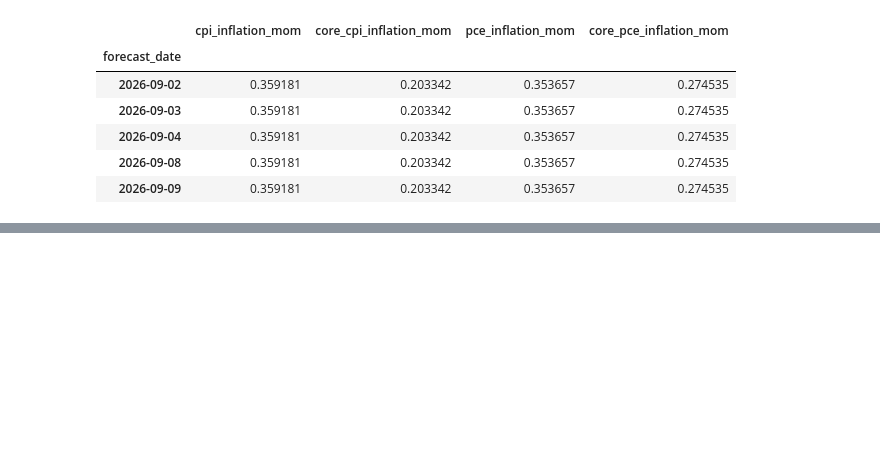
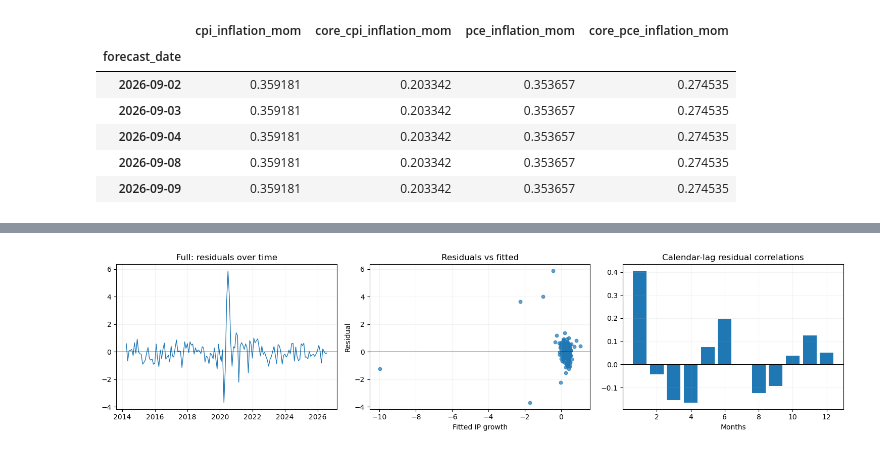
Before and after one commit to Yzc20060417/Systematic-Equities, a Jupyter notebook: EDA.ipynb, the cells around one changed output, grey strips where cells are left out. Saved outputs shown, nothing was run; the diff lists cells and outputs as text; code cells hidden in the pictures; blank space fills up the shorter version.

```diff
--- a/EDA.ipynb
+++ b/EDA.ipynb
@@ -771,0 +1993,94 @@ Name: Cleveland Fed inflation nowcasts, dtype: object
+# %%
+# 2A. Calendar-aware residual diagnostics
+
+diagnostic_rows = []
+
+for name in ["Full", "Without original flags"]:
+    sample = h1_samples[name]
+    f, V, tab = h1_episode_fits[name]
+
+    # Residuals on a complete monthly calendar; excluded months remain missing.
+    u = f.resid.copy()
+    u.index = u.index.to_period("M")
+    u = u.reindex(pd.period_range(u.index.min(), u.index.max(), freq="M"))
+
+    lagged = pd.DataFrame({
+        f"u_lag{k}": u.shift(k) for k in range(1, 7)
+    })
+    lagged.index = lagged.index.to_timestamp("M")
+
+    auxiliary = pd.concat(
+        [sample[H1_X], f.resid.rename("u"), lagged],
+        axis=1,
+    ).dropna()
+
+    af, av, _ = fit_calendar_hac(
+        auxiliary,
+        "u",
+        H1_X + list(lagged.columns),
+        H1_L,
+    )
+
+    diagnostic_rows.append({
+        "sample": name,
+        "test": "Residual lags 1–6",
+        "n_auxiliary": int(af.nobs),
+        **wald_zero(af, av, list(lagged.columns)),
+    })
+
+    # RESET-style powers of standardized fitted values.
+    standardized_fit = (
+        (f.fittedvalues - f.fittedvalues.mean()) /
+        f.fittedvalues.std()
+    )
+
+    reset_data = sample.copy()
+    reset_data["fitted_sq"] = standardized_fit**2
+    reset_data["fitted_cube"] = standardized_fit**3
+
+    rf, rv, _ = fit_calendar_hac(
+        reset_data,
+        H1_Y,
+        H1_X + ["fitted_sq", "fitted_cube"],
+        H1_L,
+    )
+
+    diagnostic_rows.append({
+        "sample": name,
+        "test": "RESET powers 2–3",
+        "n_auxiliary": int(rf.nobs),
+        **wald_zero(rf, rv, ["fitted_sq", "fitted_cube"]),
+    })
+
+    # Descriptive plots; no normality assumption is imposed.
+    fig, axes = plt.subplots(1, 3, figsize=(15, 3.8))
+
+    axes[0].plot(u.index.to_timestamp("M"), u, linewidth=1)
+    axes[0].set_title(f"{name}: residuals over time")
+
+    axes[1].scatter(f.fittedvalues, f.resid, s=22, alpha=.7)
+    axes[1].set(
+        title="Residuals vs fitted",
+        xlabel="Fitted IP growth",
+        ylabel="Residual",
+    )
+
+    lags = np.arange(1, 13)
+    correlations = [u.autocorr(lag=int(k)) for k in lags]
+    axes[2].bar(lags, correlations)
+    axes[2].set(
+        title="Calendar-lag residual correlations",
+        xlabel="Months",
+    )
+
+    for ax in axes:
+        ax.axhline(0, color="black", linewidth=.7)
+        ax.grid(alpha=.15)
+
+    plt.tight_layout()
+    plt.show()
+
+h1_diagnostic_results = pd.DataFrame(diagnostic_rows)
+show_results(h1_diagnostic_results)
+# %% [output]
+[figure, added]
```
Also changed, not shown: parts of 20 cells of this notebook.
